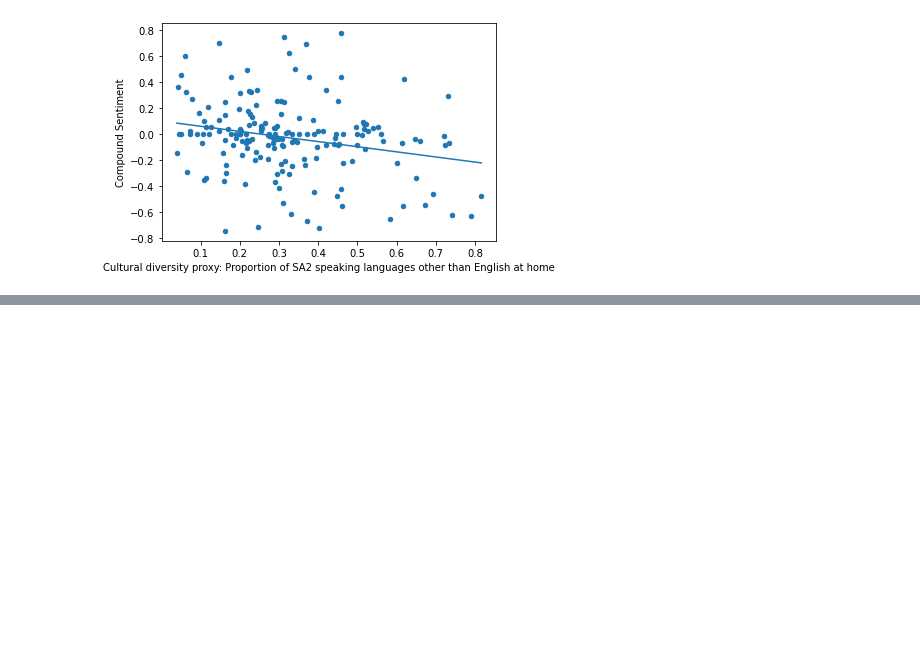
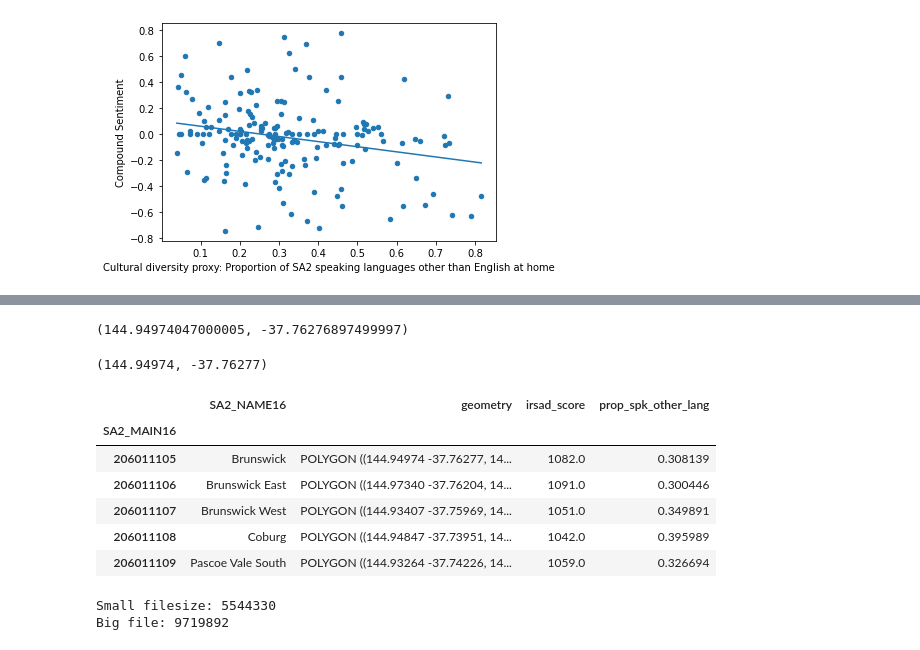
Before and after one commit to jsinkers/comp90024-assignment-2, a Jupyter notebook: data-analysis/data-analysis-part-2.ipynb, the cells around one changed output, grey strips where cells are left out. Drawn from its saved outputs; the diff is of its cells as text; code cells hidden in the pictures; blank space fills up the shorter version.

```diff
--- a/data-analysis/data-analysis-part-2.ipynb
+++ b/data-analysis/data-analysis-part-2.ipynb
@@ -444,0 +519,28 @@ Text(0, 0.5, 'Compound Sentiment')
+# %%
+geom = sa2_reduced['geometry'].iloc[0]
+geom.exterior.coords[0]
+# %% [output]
+(144.94974047000005, -37.76276897499997)
+# %%
+
+# https://gis.stackexchange.com/questions/188622/rounding-all-coordinates-in-shapely
+geom =  shapely.wkt.loads(shapely.wkt.dumps(geom, rounding_precision=5))
+geom.exterior.coords[0]
+# %% [output]
+(144.94974, -37.76277)
+# %%
+# round the geometry geom to a specified precision (number of decimal places)
+def round_geom(geom, precision):
+    return shapely.wkt.loads(shapely.wkt.dumps(geom, rounding_precision=5))
+# %%
+sa2_reduced_small = sa2_reduced
+sa2_reduced_small['geometry'] = sa2_reduced['geometry'].apply(lambda g: round_geom(g, 5))
+sa2_reduced_small.head()
+# %% [output]
+|  | SA2_NAME16 | geometry | irsad_score | prop_spk_other_lang |
+| SA2_MAIN16 |  |  |  |  |
+| 206011105 | Brunswick | POLYGON ((144.94974 -37.76277, 14... | 1082.0 | 0.308139 |
+| 206011106 | Brunswick East | POLYGON ((144.97340 -37.76204, 14... | 1091.0 | 0.300446 |
+| 206011107 | Brunswick West | POLYGON ((144.93407 -37.75969, 14... | 1051.0 | 0.349891 |
+| 206011108 | Coburg | POLYGON ((144.94847 -37.73951, 14... | 1042.0 | 0.395989 |
+| 206011109 | Pascoe Vale South | POLYGON ((144.93264 -37.74226, 14... | 1059.0 | 0.326694 |
@@ -444,0 +549,8 @@ Text(0, 0.5, 'Compound Sentiment')
+# %%
+small_file = os.path.getsize("../data/sa2-seifa-lang-small.geojson")
+big_file = os.path.getsize("../data/sa2-seifa-lang.geojson")
+print(f"Small filesize: {small_file}")
+print(f"Big file: {big_file}")
+# %% [output]
+Small filesize: 5544330
+Big file: 9719892
```
Also changed, not shown: parts of 17 cells of this notebook, 2 other files.
